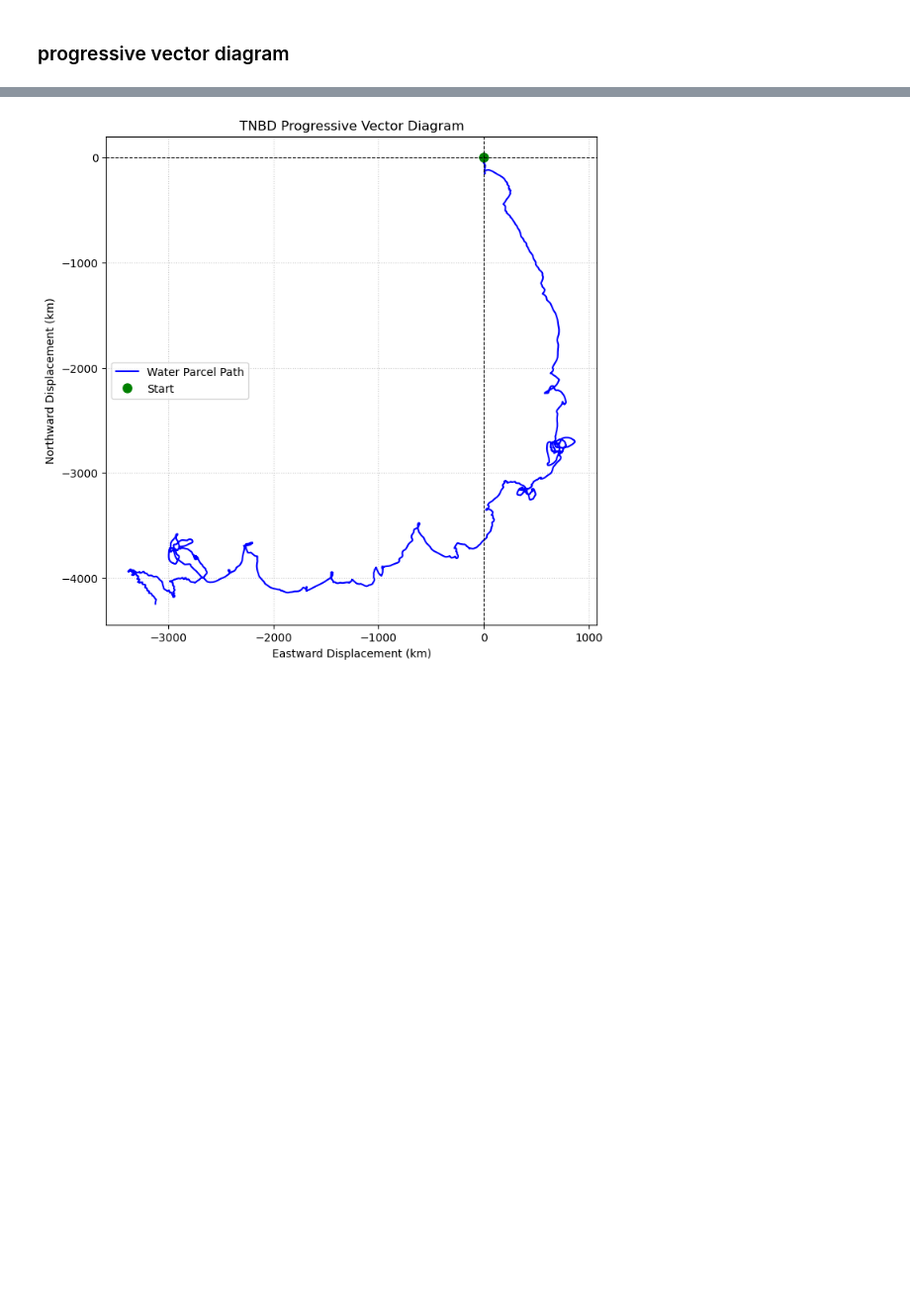
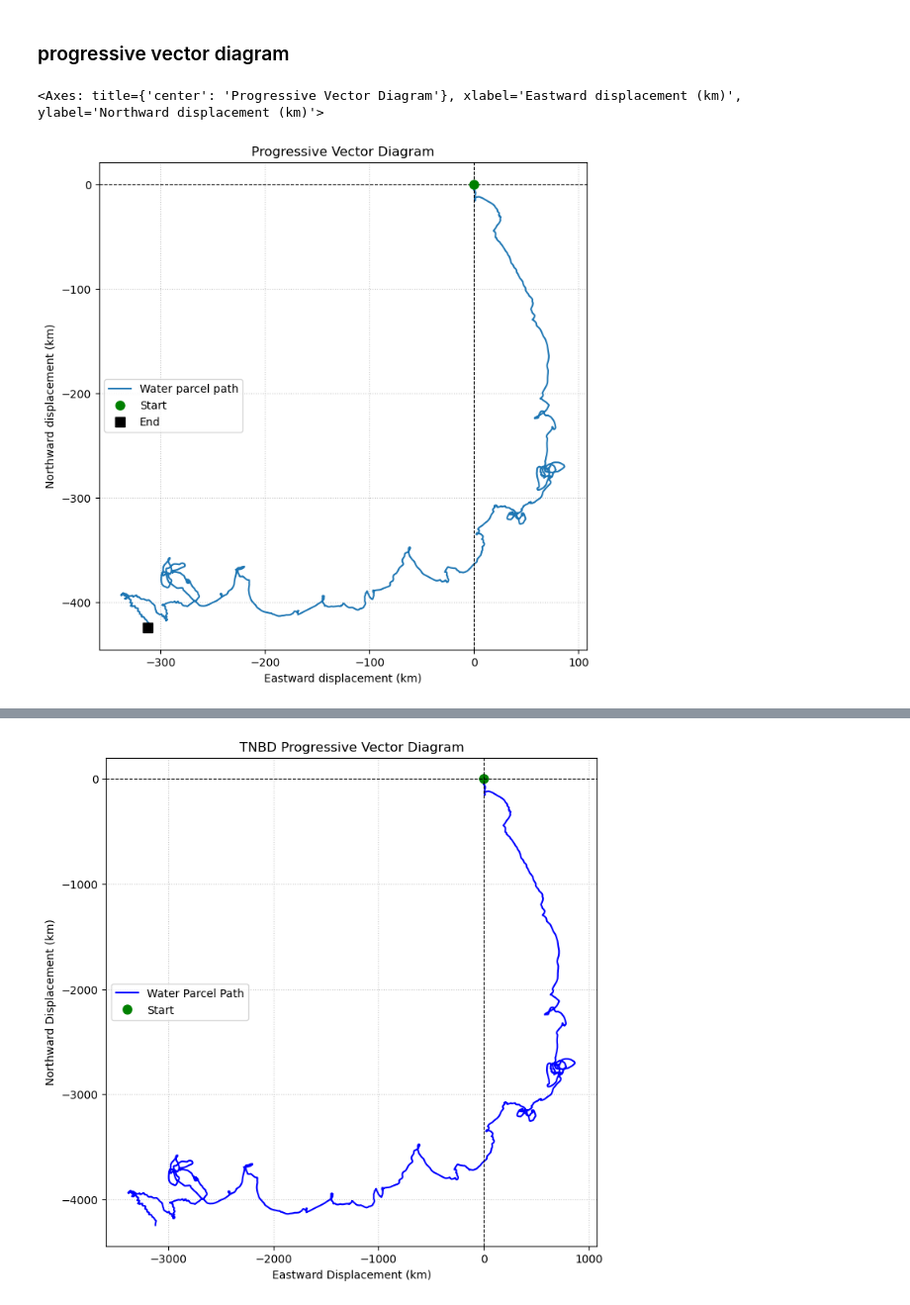
Before and after one commit to MackenzieBlanusa/TNB_tools, a Jupyter notebook: MastersThesis/Integral_Timescale.ipynb, the cells around one changed output, grey strips where cells are left out. Shown at 99% size. Saved outputs shown, nothing was run; the diff lists cells and outputs as text; code cells hidden in the pictures; blank space fills up the shorter version.

Commit message:
Added some progressive vector diagram things

```diff
--- a/MastersThesis/Integral_Timescale.ipynb
+++ b/MastersThesis/Integral_Timescale.ipynb
@@ -352,0 +355,7 @@ np.float64(5.357108798501014)
+# %%
+x,y = pvd.compute_pvd(vel.u/100,vel.v/100,dt=900)
+# %%
+pvd.plot_pvd(x,y)
+# %% [output]
+<Axes: title={'center': 'Progressive Vector Diagram'}, xlabel='Eastward displacement (km)', ylabel='Northward displacement (km)'>
+[figure, added]
```
Also changed, not shown: parts of 3 cells of this notebook.
